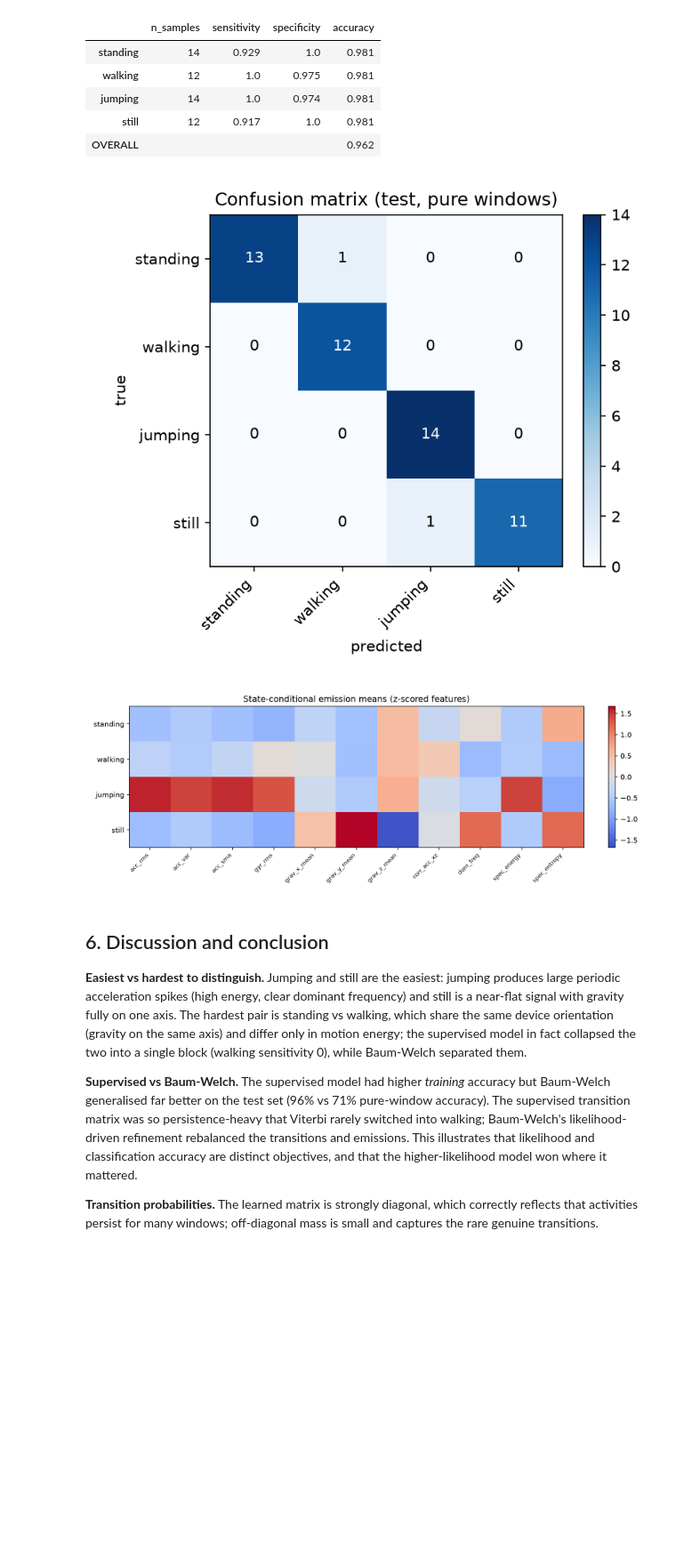
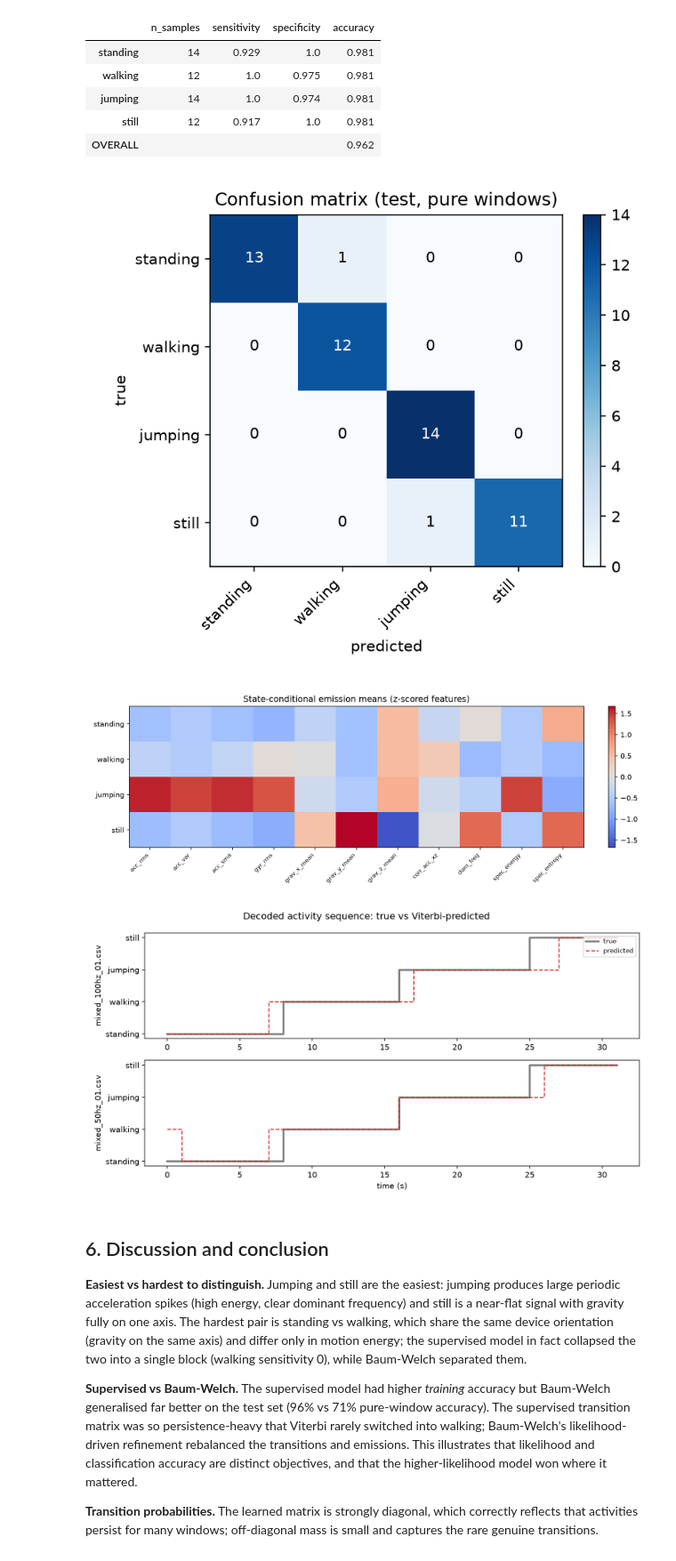
Before and after one commit to noel-odero/Hidden-Markov-Models, a Jupyter notebook: har_hmm.ipynb, the cells around one changed output. Shown at 89% size. Drawn from its saved outputs; the diff is of its cells as text; code cells hidden in the pictures; blank space fills up the shorter version.

Commit message:
Enhance output formatting and add decoded timeline plotting

```diff
--- a/har_hmm.ipynb
+++ b/har_hmm.ipynb
@@ -247,11 +248,14 @@ metrics
 # %%
 ev.save_confusion(cm, STATES, 'plots/confusion_matrix.png')
 ev.save_emissions(model, STATES, FEATURES, 'plots/emission_means.png')
+ev.save_decoded_timeline(model, test_F, STATES, 'plots/decoded_timeline.png', hop_seconds=pp.HOP/FS)
 display(Image('plots/confusion_matrix.png'))
 display(Image('plots/emission_means.png'))
+display(Image('plots/decoded_timeline.png'))
 # %% [output]
 [figure]
 [figure]
+[figure, added]
 # %% [markdown]
 ## 6. Discussion and conclusion
 
```
Also changed, not shown: parts of 2 cells of this notebook, 6 other files.
